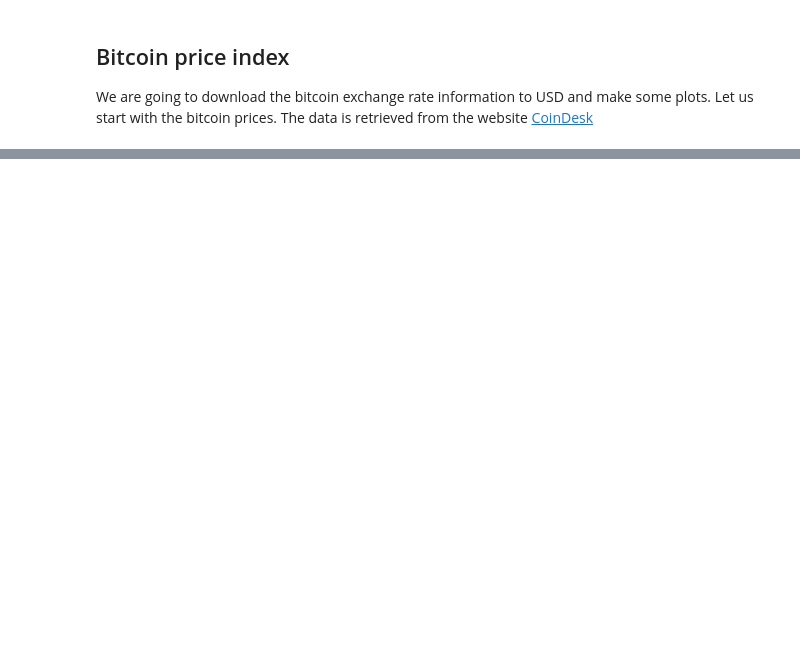
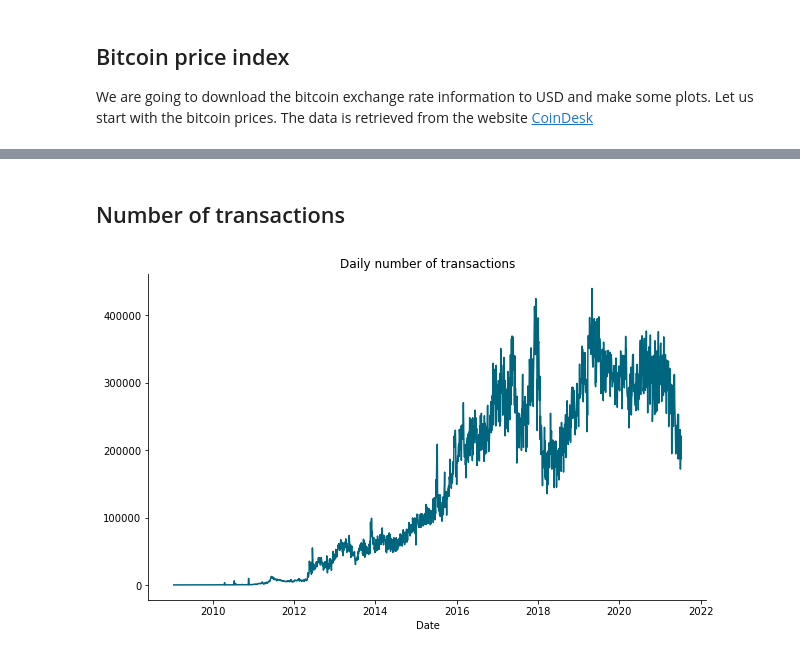
Before and after one commit to LaGauffre/BLOCKASTICS, a Jupyter notebook: Python/blockchain_data.ipynb, the cells around one changed output, grey strips where cells are left out. Cells and saved outputs as stored; diff of their text form; code cells hidden in the pictures; blank space fills up the shorter version.

```diff
--- a/Python/blockchain_data.ipynb
+++ b/Python/blockchain_data.ipynb
@@ -21,0 +71,17 @@ sns.despine()
+# %% [markdown]
+## Number of transactions
+# %%
+with open('../Data/n-transactions.json') as f:
+    n_transaction = json.load(f)
+
+n_transaction_data = dict(n_transaction)
+n_transaction_df = pd.DataFrame.from_records(n_transaction_data["values"])
+n_transaction_df['Date'] = np.array([datetime.datetime(1970, 1, 1) + datetime.timedelta(seconds=int(n_transaction_df["x"].iloc[k])) for k in range(len(n_transaction_df["x"]))])
+
+fig, ax = plt.subplots(figsize=(10, 6))
+ax.plot(n_transaction_df['Date'], n_transaction_df['y'], color=(0,0.4,0.5))
+ax.set_xlabel('Date')
+ax.set_title('Daily number of transactions')
+sns.despine()
+# %% [output]
+[figure, added]
```
Also changed, not shown: parts of 9 cells of this notebook, 20 other files.
